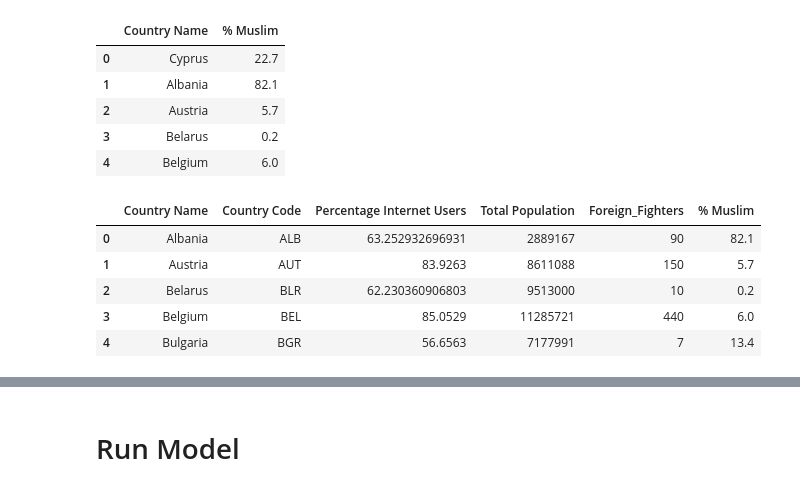
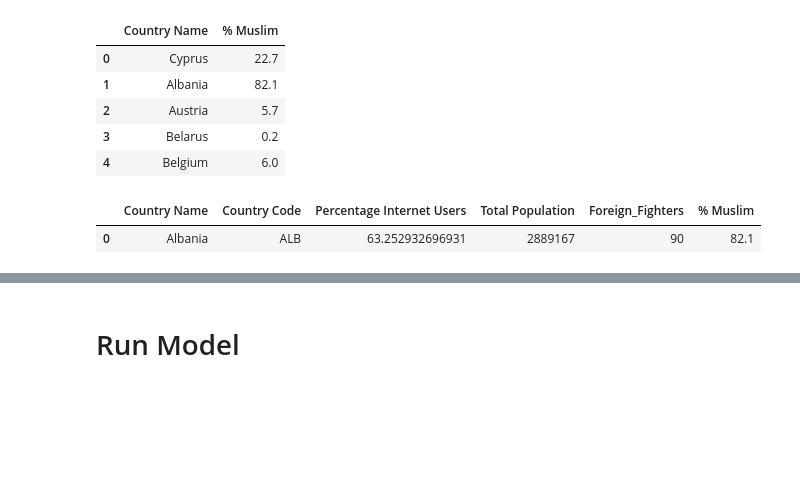
Before and after one commit to waternk/adv_sd_rad_model, a Jupyter notebook: assignment_2/Spatial Radicalization.ipynb, the cells around one changed output, grey strips where cells are left out. Saved outputs shown, nothing was run; the diff lists cells and outputs as text; code cells hidden in the pictures; blank space fills up the shorter version.

```diff
--- a/assignment_2/Spatial Radicalization.ipynb
+++ b/assignment_2/Spatial Radicalization.ipynb
@@ -99,11 +129,7 @@ i_p_data= internet_users.merge(population,how='inner', on=['Country Code','Count
 i_p_Europe = i_p_data[i_p_data['Country Code'].isin (European_countries)]
 # %%
 country_data = i_p_Europe.merge(foreign_fighters,how='inner', on='Country Name').merge(percentage_of_muslims,how='inner',on='Country Name')
-country_data.head()
+country_data.head(1)
 # %% [output]
 |  | Country Name | Country Code | Percentage Internet Users | Total Population | Foreign_Fighters | % Muslim |
 | 0 | Albania | ALB | 63.252932696931 | 2889167 | 90 | 82.1 |
-| 1 | Austria | AUT | 83.9263 | 8611088 | 150 | 5.7 |
-| 2 | Belarus | BLR | 62.230360906803 | 9513000 | 10 | 0.2 |
-| 3 | Belgium | BEL | 85.0529 | 11285721 | 440 | 6.0 |
-| 4 | Bulgaria | BGR | 56.6563 | 7177991 | 7 | 13.4 |
```
Also changed, not shown: parts of 17 cells of this notebook, 1 other file.
